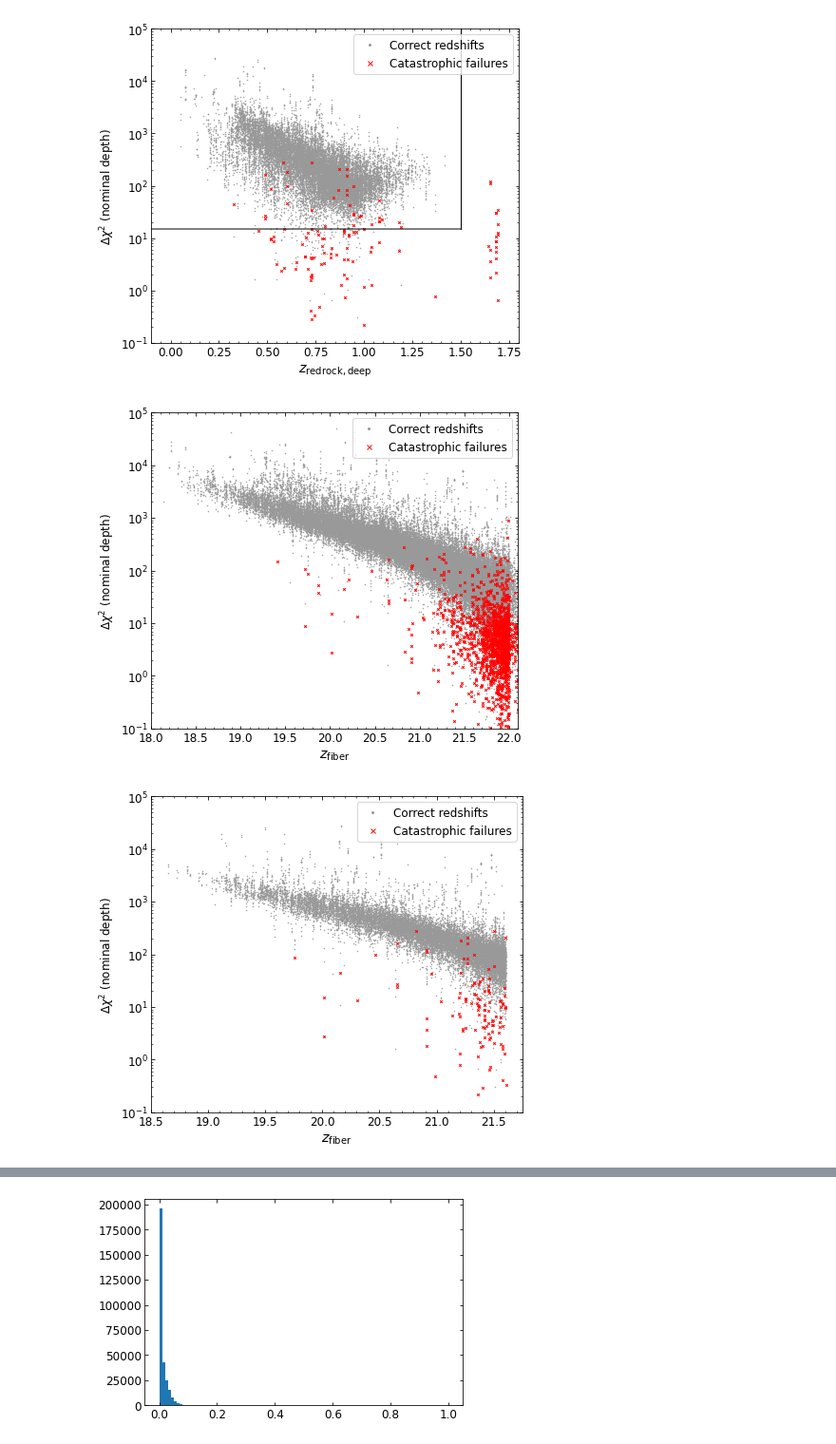
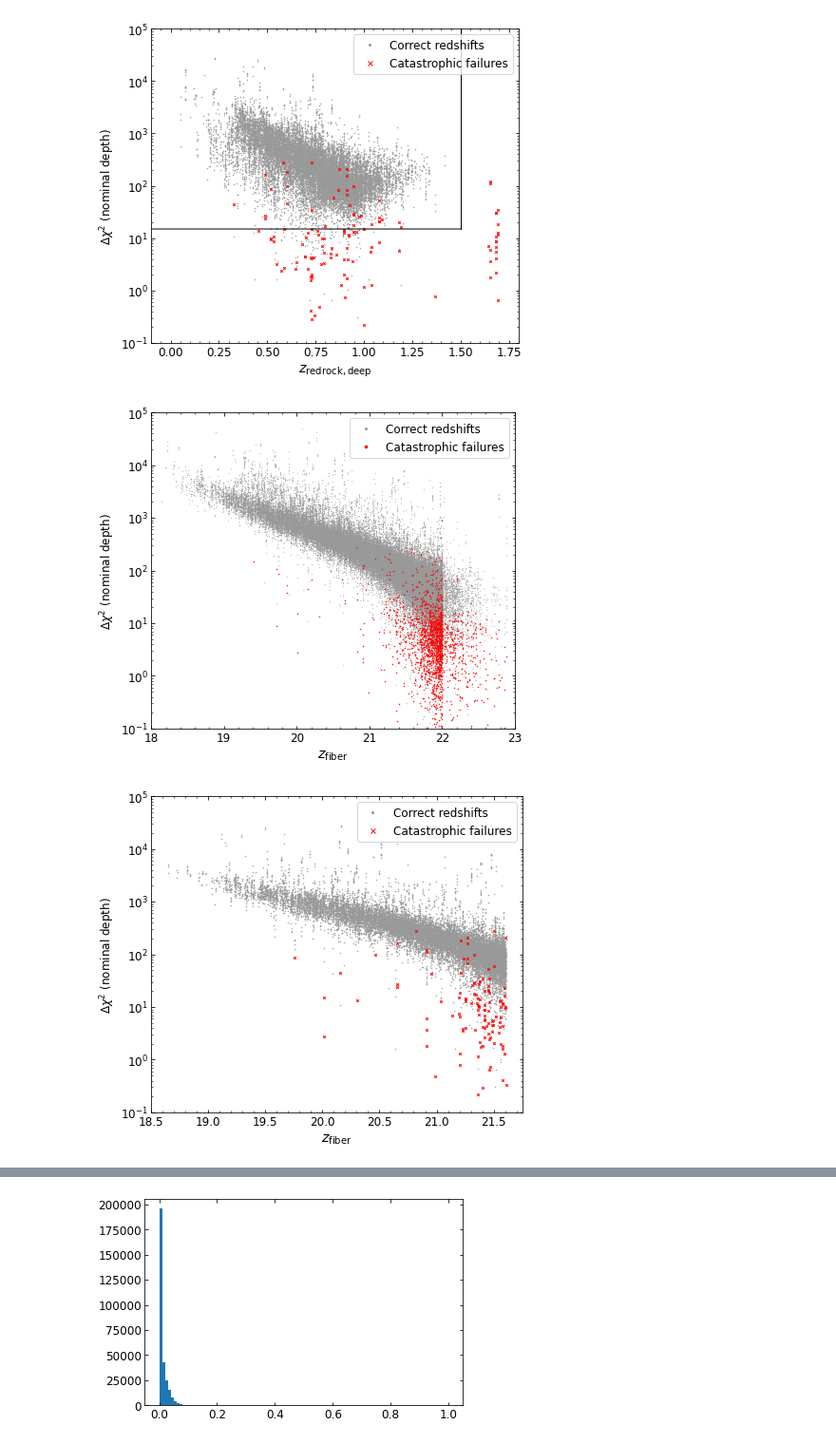
Before and after one commit to rongpu/desi-targets, a Jupyter notebook: lrg_paper/redshift_failure_rates.ipynb, the cells around one changed output, grey strips where cells are left out. Shown at 95% size. Saved outputs shown, nothing was run; the diff lists cells and outputs as text; code cells hidden in the pictures.

```diff
--- a/lrg_paper/redshift_failure_rates.ipynb
+++ b/lrg_paper/redshift_failure_rates.ipynb
@@ -536,39 +536,39 @@ deep['zfibermag'] = 22.5 - 2.5*np.log10(deep['FIBERFLUX_Z']) - 1.211 * deep['EBV
 # %%
 mask = cat['EFFTIME_LRG']>800
 plt.figure(figsize=(6.5, 5.5))
-plt.plot(cat['zfibermag'][mask & (~mask_fail)], cat['DELTACHI2'][mask & (~mask_fail)], '.', color='0.6', ms=1, alpha=1, zorder=1, rasterized=True)
-plt.plot(cat['zfibermag'][mask & mask_fail], cat['DELTACHI2'][mask & mask_fail], 'rx', ms=2.5, alpha=1, zorder=2, rasterized=True)
+plt.plot(cat['zfibermag'][mask & (~mask_fail)], cat['DELTACHI2'][mask & (~mask_fail)], '.', color='0.6', ms=0.5, alpha=1, zorder=1, rasterized=True)
+plt.plot(cat['zfibermag'][mask & mask_fail], cat['DELTACHI2'][mask & mask_fail], 'r.', ms=1., alpha=1, zorder=2, rasterized=True)
 plt.plot(-1, 0, '.', color='0.6', ms=4, alpha=1, label='Correct redshifts', zorder=1, rasterized=True)
-plt.plot(-1, 0, 'rx', ms=5, alpha=1, label='Catastrophic failures', zorder=2, rasterized=True)
+plt.plot(-1, 0, 'r.', ms=5, alpha=1, label='Catastrophic failures', zorder=2, rasterized=True)
 plt.yscale('log')
 plt.xlabel('$z_\mathrm{fiber}$', fontsize='x-large')
 plt.ylabel('$\Delta \chi^2$ (nominal depth)')
-plt.axis([18., 22.1, .1, 100000])
+plt.axis([18., 23., .1, 100000])
 plt.legend(markerscale=1, loc='upper right')
 plt.axes().xaxis.set_minor_locator(AutoMinorLocator())
 # plt.grid(alpha=0.5)
 plt.tight_layout()
 plt.show()
 
 mask = cat['main_lrg'].copy()
 mask &= cat['EFFTIME_LRG']>800
 plt.figure(figsize=(6.5, 5.5))
 plt.plot(cat['zfibermag'][mask & (~mask_fail)], cat['DELTACHI2'][mask & (~mask_fail)], '.', color='0.6', ms=1, alpha=1, zorder=1, rasterized=True)
 plt.plot(cat['zfibermag'][mask & mask_fail], cat['DELTACHI2'][mask & mask_fail], 'rx', ms=2.5, alpha=1, zorder=2, rasterized=True)
 plt.plot(-1, 0, '.', color='0.6', ms=4, alpha=1, label='Correct redshifts', zorder=1, rasterized=True)
 plt.plot(-1, 0, 'rx', ms=5, alpha=1, label='Catastrophic failures', zorder=2, rasterized=True)
 plt.yscale('log')
 plt.xlabel('$z_\mathrm{fiber}$', fontsize='x-large')
 plt.ylabel('$\Delta \chi^2$ (nominal depth)')
 plt.axis([18.5, 21.75, .1, 100000])
 plt.legend(markerscale=1, loc='upper right')
 plt.axes().xaxis.set_minor_locator(AutoMinorLocator())
 # plt.grid(alpha=0.5)
 plt.tight_layout()
 plt.savefig('/Users/rongpu/git/desi-targets/lrg_paper/figures/main_dchi2_vs_zfiber.pdf', dpi=150)
 plt.show()
 # %% [output]
-[figure, old version]
+[figure, new version]
 [figure]
 # %%
 with warnings.catch_warnings():
```
Also changed, not shown: parts of 1 cell of this notebook, 13 other files.
